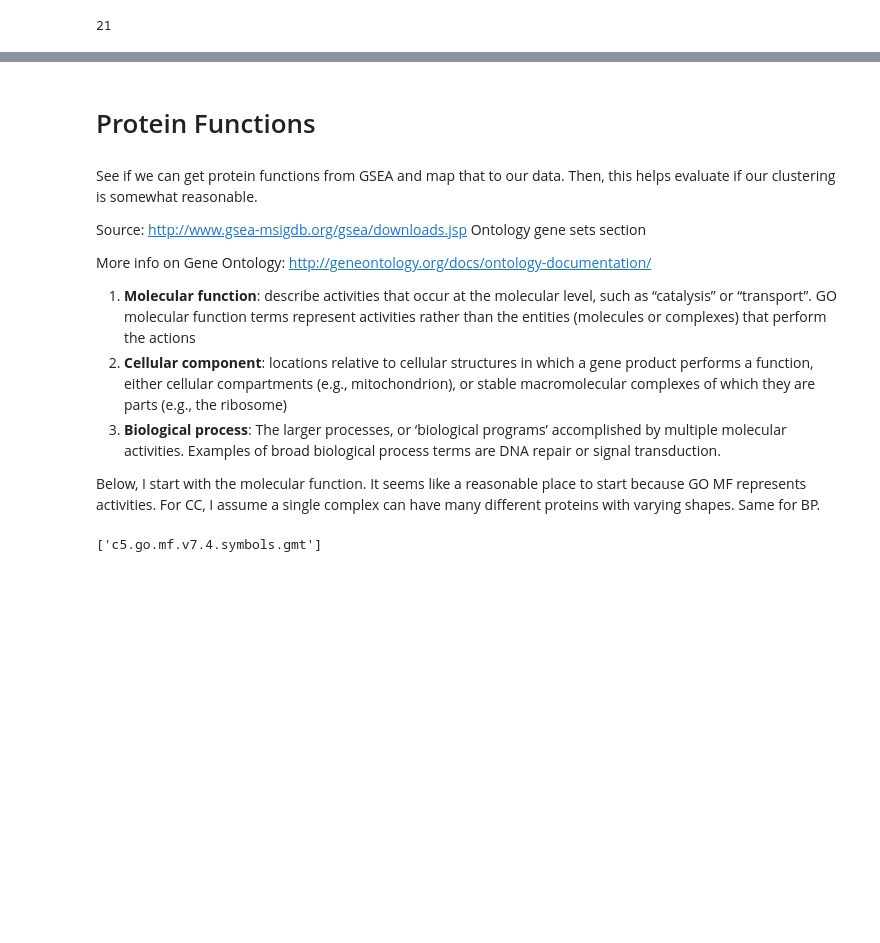
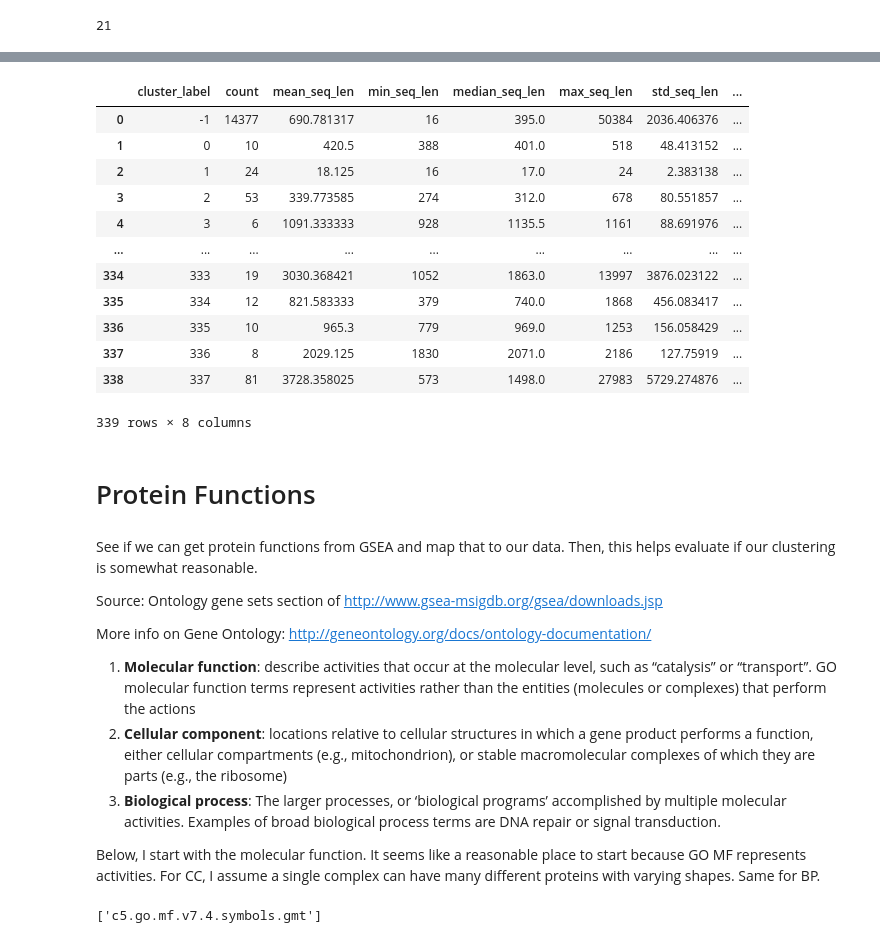
Before and after one commit to dptrsa-300/pss, a Jupyter notebook: Evaluate Cluster Outcome.ipynb, the cells around one changed output, grey strips where cells are left out. Drawn from its saved outputs; the diff is of its cells as text; code cells hidden in the pictures; blank space fills up the shorter version.

Commit message:
cluster level seq len stats added

```diff
--- a/Evaluate Cluster Outcome.ipynb
+++ b/Evaluate Cluster Outcome.ipynb
@@ -168,0 +173,3 @@ TypeError: a bytes-like object is required, not 'ParquetFile'
+# %%
+# Add sequence length.
+sequences["seq_len"] = sequences["pdbx_seq_one_letter_code"].str.len()
@@ -168,0 +188,9 @@ TypeError: a bytes-like object is required, not 'ParquetFile'
+# %%
+# Join protein-level information into clusters table
+
+update_clusters = clusters.set_index(["protein"])\
+    .join(sequences.set_index(["protein_id"]),
+          how='outer'
+         ).reset_index()[['index', 'cluster_label', 'db_code', 'db_name','pdbx_seq_one_letter_code', 'protein_filename', 'seq_len']]
+
+update_clusters=update_clusters.rename(columns={'index': "protein"})
@@ -168,0 +213,7 @@ TypeError: a bytes-like object is required, not 'ParquetFile'
+# %%
+cluster_stats = pd.pivot_table(update_clusters, values="seq_len",
+                             index="cluster_label",
+                             aggfunc={"seq_len": [len, np.mean, np.std, np.min, np.median, np.max,
+                                                 lambda x: list(x)]}).reset_index()
+
+cluster_stats[0:10]
@@ -169,10 +232,34 @@ TypeError: a bytes-like object is required, not 'ParquetFile'
+# %%
+cluster_stats = cluster_stats.rename(columns={'<lambda_0>': "seq_len_arr",
+                              'amax': "max_seq_len",
+                              'amin': "min_seq_len",
+                              'mean': "mean_seq_len",
+                              'median': "median_seq_len",
+                              'len': "count",
+                              'std': "std_seq_len"})[['cluster_label', "count", 'mean_seq_len', 'min_seq_len',  'median_seq_len', 'max_seq_len',
+       'std_seq_len','seq_len_arr']]
+
+cluster_stats
+# %% [output]
+|  | cluster_label | count | mean_seq_len | min_seq_len | median_seq_len | max_seq_len | std_seq_len | ... |
+| 0 | -1 | 14377 | 690.781317 | 16 | 395.0 | 50384 | 2036.406376 | ... |
+| 1 | 0 | 10 | 420.5 | 388 | 401.0 | 518 | 48.413152 | ... |
+| 2 | 1 | 24 | 18.125 | 16 | 17.0 | 24 | 2.383138 | ... |
+| 3 | 2 | 53 | 339.773585 | 274 | 312.0 | 678 | 80.551857 | ... |
+| 4 | 3 | 6 | 1091.333333 | 928 | 1135.5 | 1161 | 88.691976 | ... |
+| ... | ... | ... | ... | ... | ... | ... | ... | ... |
+| 334 | 333 | 19 | 3030.368421 | 1052 | 1863.0 | 13997 | 3876.023122 | ... |
+| 335 | 334 | 12 | 821.583333 | 379 | 740.0 | 1868 | 456.083417 | ... |
+| 336 | 335 | 10 | 965.3 | 779 | 969.0 | 1253 | 156.058429 | ... |
+| 337 | 336 | 8 | 2029.125 | 1830 | 2071.0 | 2186 | 127.75919 | ... |
+| 338 | 337 | 81 | 3728.358025 | 573 | 1498.0 | 27983 | 5729.274876 | ... |
+339 rows × 8 columns
 # %% [markdown]
 # Protein Functions
 # %% [markdown]
 See if we can get protein functions from GSEA and map that to our data. Then, this helps evaluate if our clustering is somewhat reasonable.
 
-Source: http://www.gsea-msigdb.org/gsea/downloads.jsp
-Ontology gene sets section
+Source: Ontology gene sets section of http://www.gsea-msigdb.org/gsea/downloads.jsp
 
 More info on Gene Ontology: http://geneontology.org/docs/ontology-documentation/
 1. **Molecular function**: describe activities that occur at the molecular level, such as “catalysis” or “transport”. GO molecular function terms represent activities rather than the entities (molecules or complexes) that perform the actions
```
Also changed, not shown: parts of 46 cells of this notebook.
